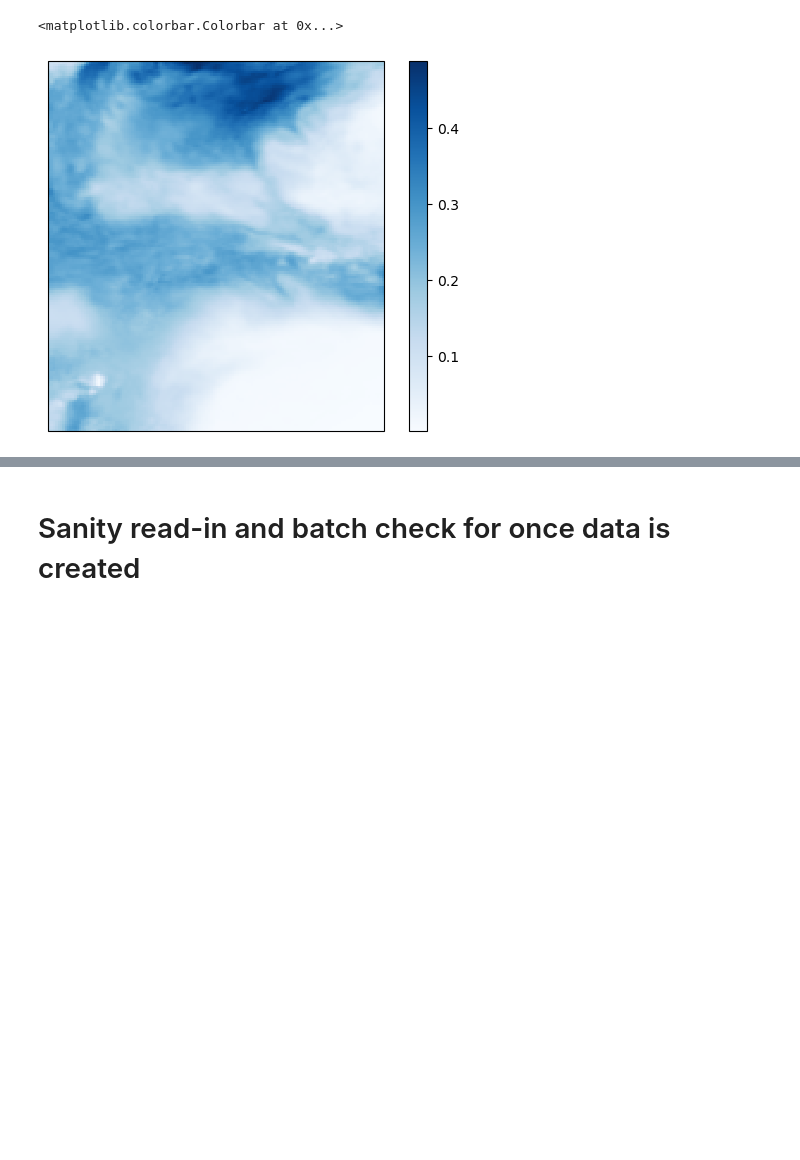
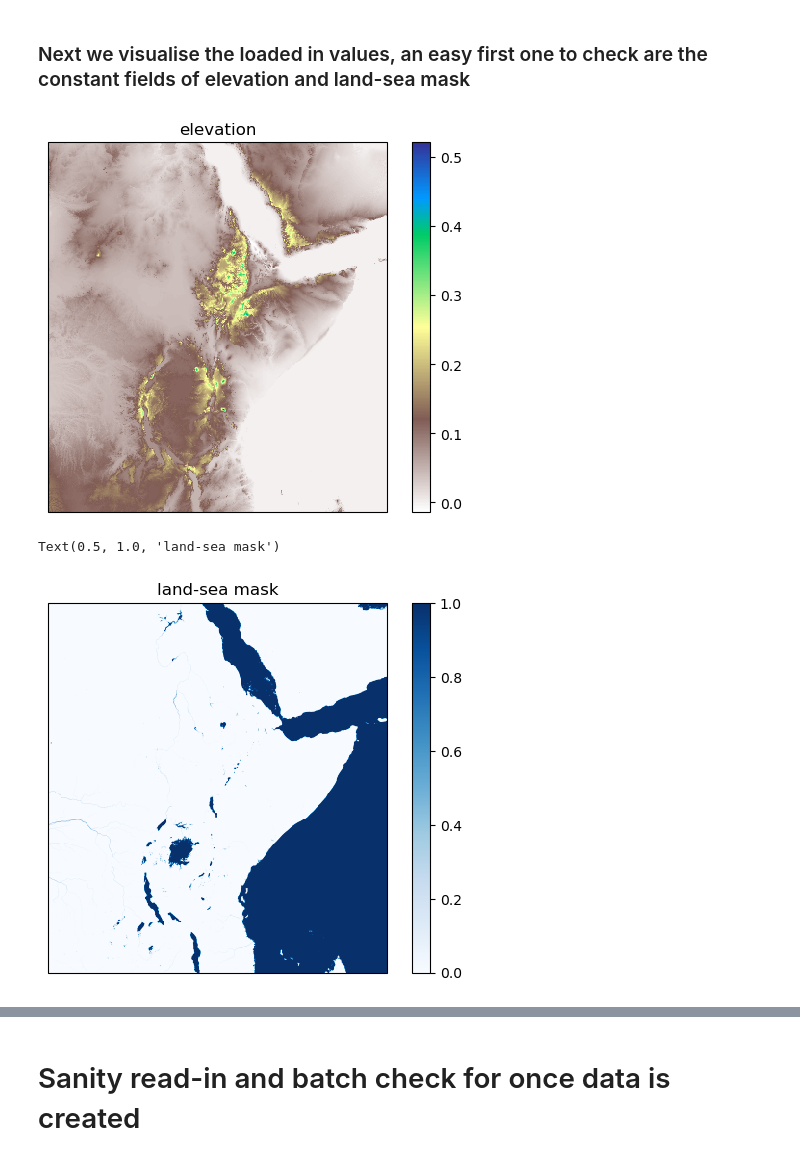
Before and after one commit to nishadhka/cGAN_tutorial, a Jupyter notebook: example_notebooks/create_tfrecords.ipynb, the cells around one changed output, grey strips where cells are left out. Saved outputs shown, nothing was run; the diff lists cells and outputs as text; code cells hidden in the pictures; blank space fills up the shorter version.

```diff
--- a/example_notebooks/create_tfrecords.ipynb
+++ b/example_notebooks/create_tfrecords.ipynb
@@ -62,0 +75,12 @@ sample = dgc.__getitem__(15)
+# %%
+test_idx_till = 20
+
+dgc = DataGenerator(dates[:test_idx_till],
+                       fcst_fields=all_fcst_fields,
+                                start_hour=start_hour,
+                                end_hour=end_hour,
+                                batch_size=1,
+                                log_precip=True,
+                                shuffle=False,
+                                constants=True,
+                                fcst_norm=True)
@@ -62,0 +91,17 @@ sample = dgc.__getitem__(15)
+# %%
+sample = dgc.__getitem__(0)
+
+keys = [k for k in sample[0].keys()]
+shapes = [sample[0][k].shape for k in sample[0].keys()]
+print("Sample consisting of a tuple has been retrieved. Keys for the first component are:", keys)
+print("The corresponding shapes are:")
+for key, shape in zip(keys,shapes):
+    print(key,":",shape)
+keys = [k for k in sample[1].keys()]
+shapes = [sample[1][k].shape for k in sample[1].keys()]
+
+print("\n")
+print("Keys for the second component are:", keys)
+print("The corresponding shapes are:")
+for key, shape in zip(keys,shapes):
+    print(key,":",shape)
@@ -63,12 +119,27 @@ sample = dgc.__getitem__(15)
+# %% [markdown]
+### Next we visualise the loaded in values, an easy first one to check are the constant fields of elevation and land-sea mask
 # %%
 import matplotlib.pyplot as plt
 import cartopy.crs as ccrs
 import numpy as np
 
 ax = plt.axes(projection = ccrs.PlateCarree())
 
-mesh = ax.pcolormesh(np.arange(19.25,54.5,0.25),np.arange(-13.75,25,0.25)[::-1], np.mean(np.squeeze(sample[0]['lo_res_inputs'])[:,:,:5],axis=-1), cmap='Blues')
+lats = np.arange(-13.65,24.65+0.1,0.1)
+lons = np.arange(19.15,54.25+0.1,0.1)
+
+mesh = ax.pcolormesh(lons, lats, sample[0]['hi_res_inputs'][0,:,:,0], cmap='terrain_r')
 plt.colorbar(mesh)
+plt.title('elevation')
+plt.show()
+plt.close()
+
+ax = plt.axes(projection = ccrs.PlateCarree())
+
+mesh = ax.pcolormesh(lons, lats, sample[0]['hi_res_inputs'][0,:,:,1], cmap='Blues')
+plt.colorbar(mesh)
+plt.title('land-sea mask')
 # %% [output]
+[figure, new version]
-<matplotlib.colorbar.Colorbar at 0x...>
+Text(0.5, 1.0, 'land-sea mask')
-[figure, old version]
+[figure, added]
```
Also changed, not shown: parts of 19 cells of this notebook, 8 other files.
